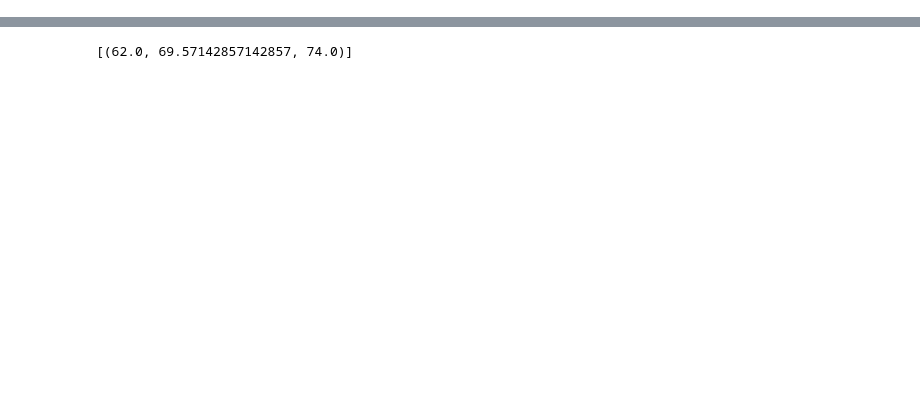
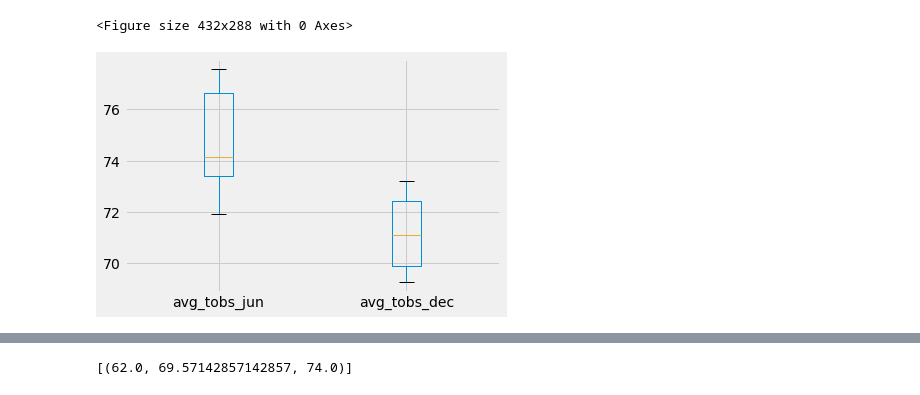
Before and after one commit to NormanGwinn/sqlalchemy-challenge, a Jupyter notebook: climate_analysis.ipynb, the cells around one changed output, grey strips where cells are left out. Saved outputs shown, nothing was run; the diff lists cells and outputs as text; code cells hidden in the pictures; blank space fills up the shorter version.

```diff
--- a/climate_analysis.ipynb
+++ b/climate_analysis.ipynb
@@ -380,0 +221,7 @@ _ = ax.set_ylabel("Frequency")
+# %%
+plt.close(fig3)
+fig4 = plt.figure(4)
+_ = jun_dec[['avg_tobs_jun', 'avg_tobs_dec']].plot(kind='box')
+# %% [output]
+<Figure size 432x288 with 0 Axes>
+[figure, added]
```
Also changed, not shown: parts of 67 cells of this notebook.
